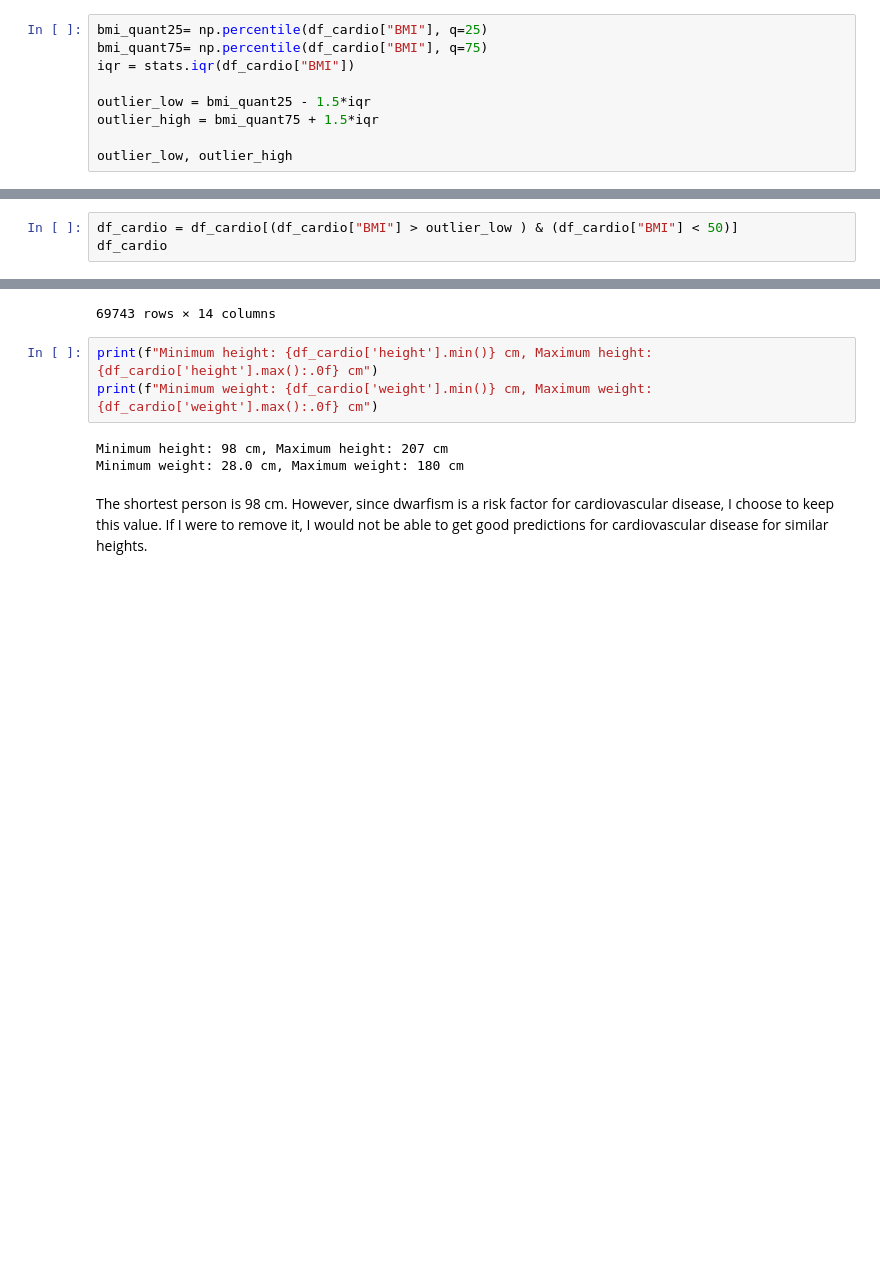
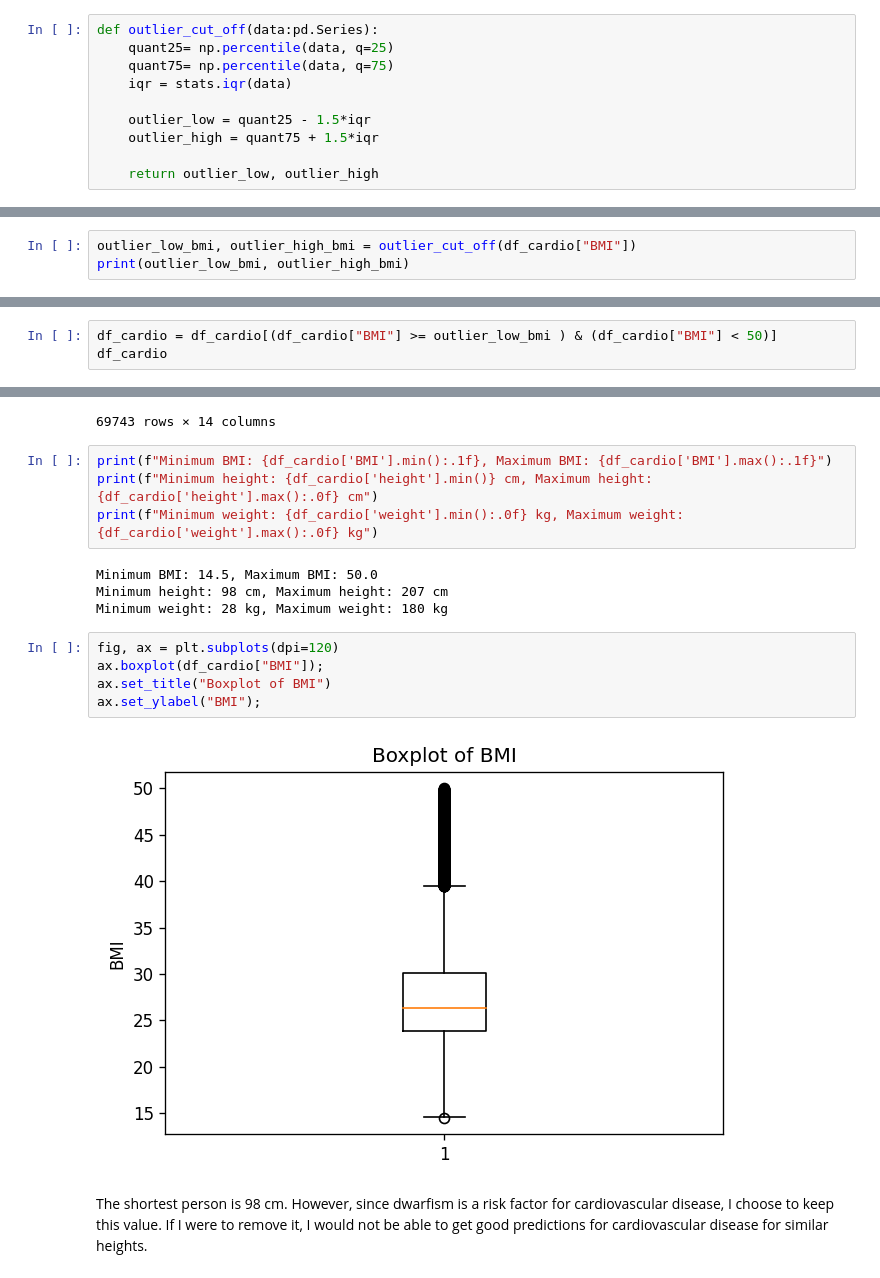
Before and after one commit to Anna-MariaSjolund/Machine-learning, a Jupyter notebook: labs/lab_disease_prediction.ipynb, the cells around one changed output, grey strips where cells are left out. Saved outputs shown, nothing was run; the diff lists cells and outputs as text; blank space fills up the shorter version.

```diff
--- a/labs/lab_disease_prediction.ipynb
+++ b/labs/lab_disease_prediction.ipynb
@@ -243,11 +243,12 @@ ax.set_ylabel("BMI");
 # %% [markdown]
 As can be seen above, the BMI data is extremeley skewed. We have some values very close to 0 and some extremely high values. Some of these values are not possible, for example a BMI of 3.47 or a BMI of 298.7, i.e. the minimum and the maxmum values. Since the data is skewed we should not use z-values for outlier detection. Instead we can use interquartile rule to detect outliers. Calculating outliers this way is not affected to any larger extent by the extreme/impossible high values (as the z-values would) and there is no real need to remove them before the computation.
 # %%
-bmi_quant25= np.percentile(df_cardio["BMI"], q=25)
-bmi_quant75= np.percentile(df_cardio["BMI"], q=75)
-iqr = stats.iqr(df_cardio["BMI"])
+def outlier_cut_off(data:pd.Series):
+    quant25= np.percentile(data, q=25)
+    quant75= np.percentile(data, q=75)
+    iqr = stats.iqr(data)
 
-outlier_low = bmi_quant25 - 1.5*iqr
-outlier_high = bmi_quant75 + 1.5*iqr
+    outlier_low = quant25 - 1.5*iqr
+    outlier_high = quant75 + 1.5*iqr
 
-outlier_low, outlier_high
+    return outlier_low, outlier_high
@@ -255,0 +255,3 @@ outlier_low, outlier_high
+# %%
+outlier_low_bmi, outlier_high_bmi = outlier_cut_off(df_cardio["BMI"])
+print(outlier_low_bmi, outlier_high_bmi)
@@ -279,7 +286,7 @@ print(f"There are {len(df_cardio[(df_cardio['BMI'] > 40) & (df_cardio['BMI'] < 5
 # %% [output]
 There are 1628 observations with a BMI between 40 and 50.
 # %%
-df_cardio = df_cardio[(df_cardio["BMI"] > outlier_low ) & (df_cardio["BMI"] < 50)]
+df_cardio = df_cardio[(df_cardio["BMI"] >= outlier_low_bmi ) & (df_cardio["BMI"] < 50)]
 df_cardio
 # %% [output]
 |  | id | age | gender | height | weight | ap_hi | ap_lo | cholesterol | gluc | smoke | alco | ... |
@@ -296,11 +303,20 @@ df_cardio
 | 69999 | 99999 | 20540 | 1 | 170 | 72.0 | 120 | 80 | 2 | 1 | 0 | 0 | ... |
 69743 rows × 14 columns
 # %%
+print(f"Minimum BMI: {df_cardio['BMI'].min():.1f}, Maximum BMI: {df_cardio['BMI'].max():.1f}")
 print(f"Minimum height: {df_cardio['height'].min()} cm, Maximum height: {df_cardio['height'].max():.0f} cm")
-print(f"Minimum weight: {df_cardio['weight'].min()} cm, Maximum weight: {df_cardio['weight'].max():.0f} cm")
+print(f"Minimum weight: {df_cardio['weight'].min():.0f} kg, Maximum weight: {df_cardio['weight'].max():.0f} kg")
 # %% [output]
+Minimum BMI: 14.5, Maximum BMI: 50.0
 Minimum height: 98 cm, Maximum height: 207 cm
-Minimum weight: 28.0 cm, Maximum weight: 180 cm
+Minimum weight: 28 kg, Maximum weight: 180 kg
+# %%
+fig, ax = plt.subplots(dpi=120)
+ax.boxplot(df_cardio["BMI"]);
+ax.set_title("Boxplot of BMI")
+ax.set_ylabel("BMI");
+# %% [output]
+[figure, added]
 # %% [markdown]
 The shortest person is 98 cm. However, since dwarfism is a risk factor for cardiovascular disease, I choose to keep this value. If I were to remove it, I would not be able to get good predictions for cardiovascular disease for similar heights.
 # %% [markdown]
```
Also changed, not shown: parts of 34 cells of this notebook.
